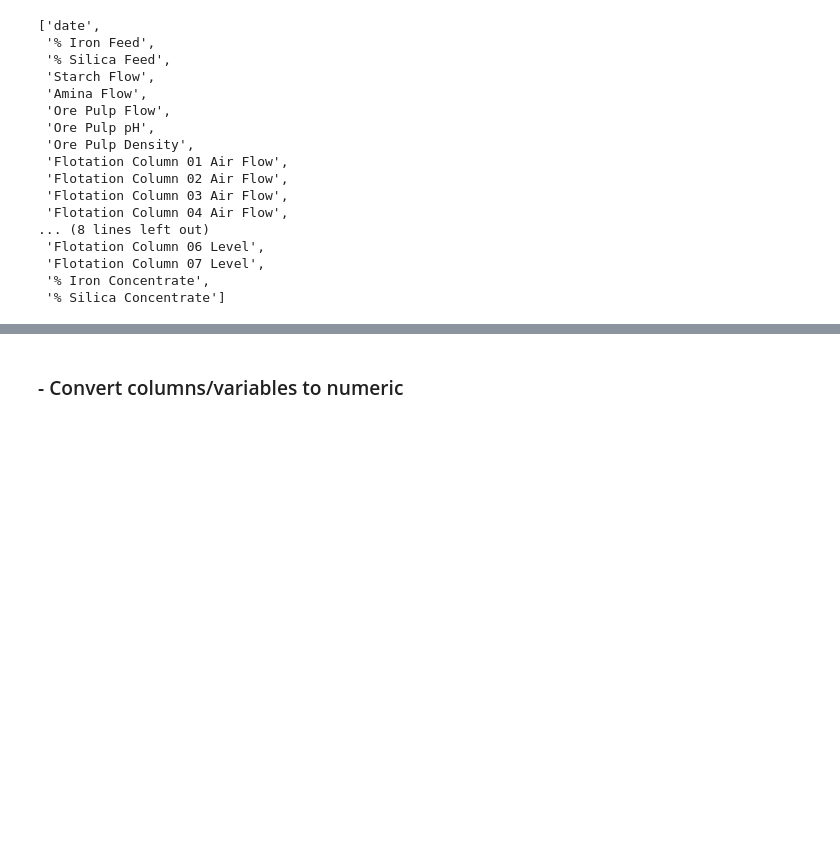
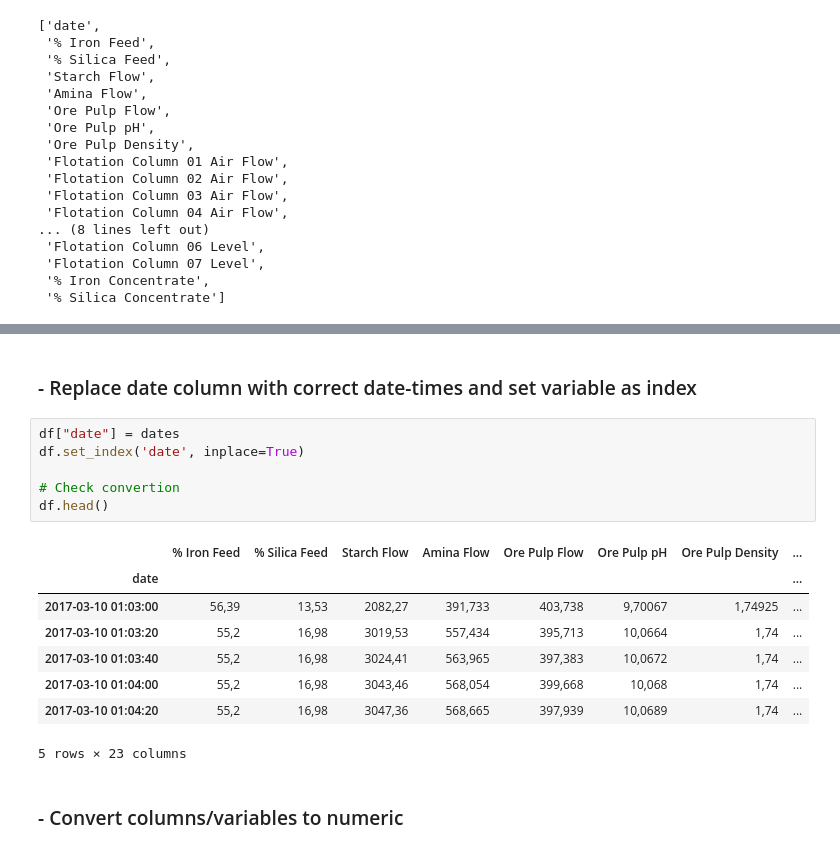
Before and after one commit to aminuldidar/ADAML-Project-Work, a Jupyter notebook: preprocessing_sub.ipynb, the cells around one changed output, grey strips where cells are left out. Cells and saved outputs as stored; diff of their text form; blank space fills up the shorter version.

```diff
--- a/preprocessing_sub.ipynb
+++ b/preprocessing_sub.ipynb
@@ -150,3 +117,20 @@ df.set_index('date', inplace=True)
+# %% [markdown]
+### - Replace date column with correct date-times and set variable as index
+# %%
+df["date"] = dates
+df.set_index('date', inplace=True)
+
+# Check convertion
+df.head()
+# %% [output]
+|  | % Iron Feed | % Silica Feed | Starch Flow | Amina Flow | Ore Pulp Flow | Ore Pulp pH | Ore Pulp Density | ... |
+| date |  |  |  |  |  |  |  | ... |
+| 2017-03-10 01:03:00 | 56,39 | 13,53 | 2082,27 | 391,733 | 403,738 | 9,70067 | 1,74925 | ... |
+| 2017-03-10 01:03:20 | 55,2 | 16,98 | 3019,53 | 557,434 | 395,713 | 10,0664 | 1,74 | ... |
+| 2017-03-10 01:03:40 | 55,2 | 16,98 | 3024,41 | 563,965 | 397,383 | 10,0672 | 1,74 | ... |
+| 2017-03-10 01:04:00 | 55,2 | 16,98 | 3043,46 | 568,054 | 399,668 | 10,068 | 1,74 | ... |
+| 2017-03-10 01:04:20 | 55,2 | 16,98 | 3047,36 | 568,665 | 397,939 | 10,0689 | 1,74 | ... |
+5 rows × 23 columns
 # %% [markdown]
 ### - Convert columns/variables to numeric
 # %%
```
Also changed, not shown: parts of 31 cells of this notebook.
